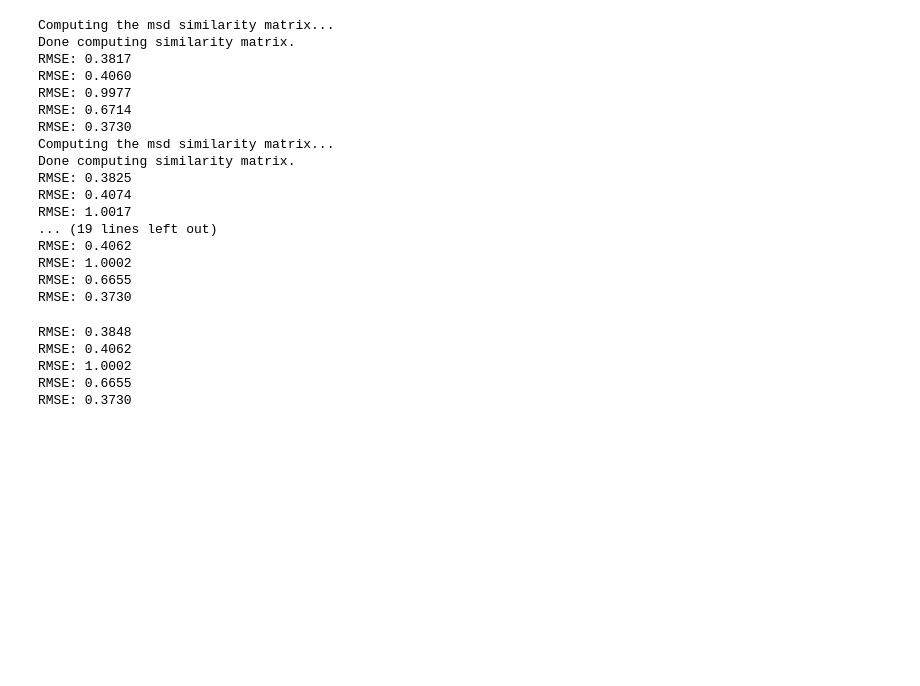
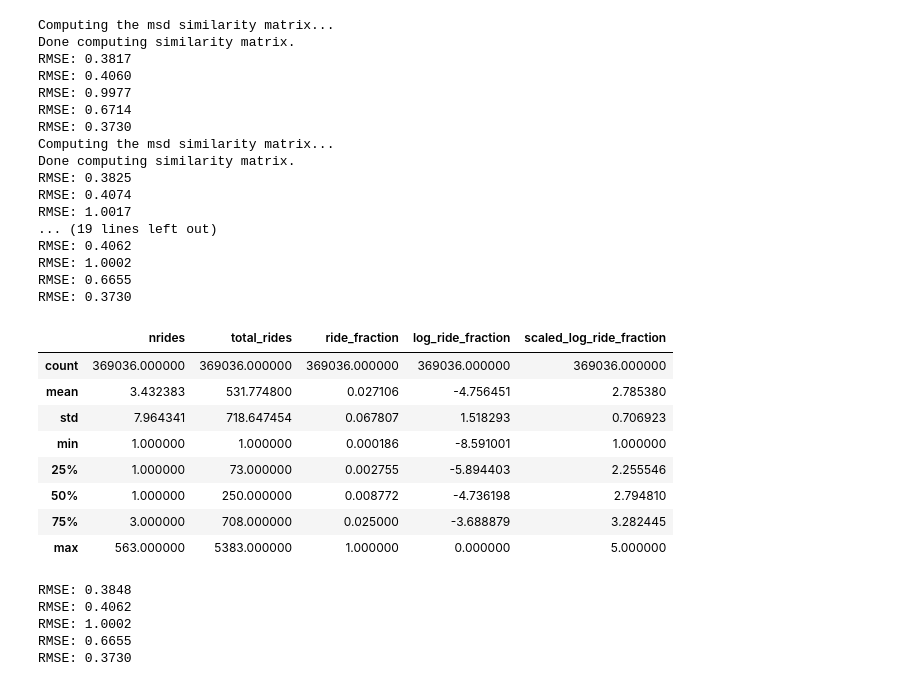
Before and after one commit to briangraham/trailrec, a Jupyter notebook: notebooks/model_collab.ipynb, the cells around one changed output. Cells and saved outputs as stored; diff of their text form; code cells hidden in the pictures; blank space fills up the shorter version.

```diff
--- a/notebooks/model_collab.ipynb
+++ b/notebooks/model_collab.ipynb
@@ -148,5 +168,17 @@ predictions_knn,algo_knn = dump.load('./dump_KNN')
 predictions_normalpredictor,algo_normalpredictor = dump.load('./dump_NormalPredictor')
 predictions_coclustering,algo_coclustering = dump.load('./dump_CoClustering')
 predictions_nmf,algo_nmf = dump.load('./dump_NMF')
+# %%
+df_combined.describe()
+# %% [output]
+|  | nrides | total_rides | ride_fraction | log_ride_fraction | scaled_log_ride_fraction |
+| count | 369036.000000 | 369036.000000 | 369036.000000 | 369036.000000 | 369036.000000 |
+| mean | 3.432383 | 531.774800 | 0.027106 | -4.756451 | 2.785380 |
+| std | 7.964341 | 718.647454 | 0.067807 | 1.518293 | 0.706923 |
+| min | 1.000000 | 1.000000 | 0.000186 | -8.591001 | 1.000000 |
+| 25% | 1.000000 | 73.000000 | 0.002755 | -5.894403 | 2.255546 |
+| 50% | 1.000000 | 250.000000 | 0.008772 | -4.736198 | 2.794810 |
+| 75% | 3.000000 | 708.000000 | 0.025000 | -3.688879 | 3.282445 |
+| max | 563.000000 | 5383.000000 | 1.000000 | 0.000000 | 5.000000 |
 # %%
 from collections import defaultdict
```
Also changed, not shown: parts of 5 cells of this notebook, 8 other files.
